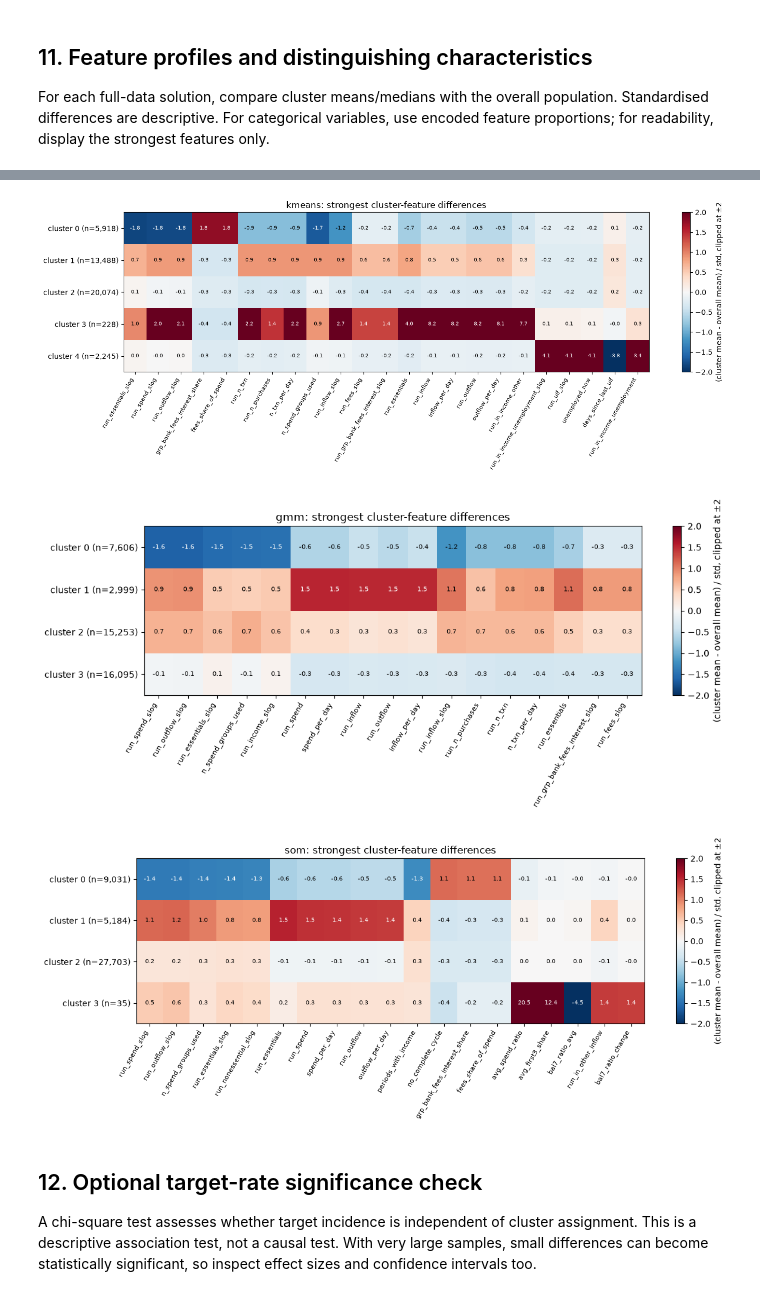
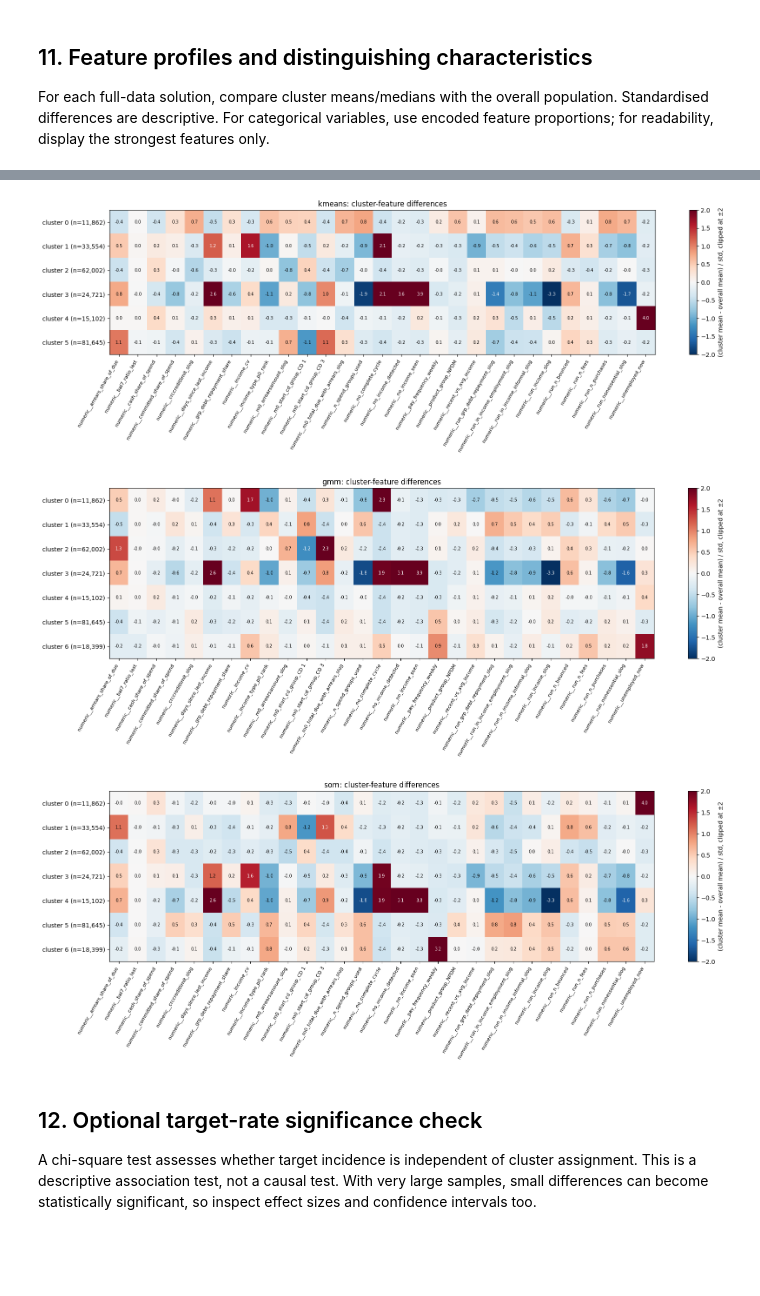
Before and after one commit to Trist4/MOR-assignment3, a Jupyter notebook: clustering_full_dataset.ipynb, the cells around one changed output, grey strips where cells are left out. Cells and saved outputs as stored; diff of their text form; code cells hidden in the pictures; blank space fills up the shorter version.

Commit message:
Full dataset information and plots

```diff
--- a/clustering_full_dataset.ipynb
+++ b/clustering_full_dataset.ipynb
@@ -233,7 +273,7 @@ def bootstrap_rate_intervals(labels, target, repeats=BOOTSTRAP_REPEATS, seed=RAN
 # Candidate k values adapt to the number of observations.
 n = len(X)
 k_max = min(15, max(5, int(np.sqrt(n / 2))))
-k_values = range(5, k_max + 1)
+k_values = [6]
 
 kmeans_rows = []
 kmeans_models = {}
@@ -286,7 +316,7 @@ if n > GMM_TUNING_MAX_ROWS:
 else:
     gmm_idx = np.arange(n)
 X_gmm = X[gmm_idx]
-component_values = range(2, min(10, max(3, int(np.sqrt(len(X_gmm) / 2)))) + 1)
+component_values = range(5, min(7, max(3, int(np.sqrt(len(X_gmm) / 2)))) + 1)
 covariance_types = ["full", "tied", "diag", "spherical"]
 
 for covariance_type in covariance_types:
@@ -348,10 +375,10 @@ else:
 X_agg = X[agg_idx]
 agg_rows = []
 agg_models = {}
-agg_k_max = min(15, max(5, int(np.sqrt(len(X_agg) / 2))))
+agg_k_max = min(10, max(5, int(np.sqrt(len(X_agg) / 2))))
 
 for linkage in ["ward", "average", "complete"]:
-    for k in range(5, agg_k_max + 1):
+    for k in range(5, 7):
         try:
             model = AgglomerativeClustering(n_clusters=k, linkage=linkage)
             labels = model.fit_predict(X_agg)
@@ -424,7 +439,7 @@ som_map_shapes = [(side, side) for side in map_sides[:2]]
 som_sigmas = [max(0.8, side / 4) for side in map_sides]
 som_learning_rates = [0.2, 0.5]
 som_epochs = [20, 50]
-som_cluster_counts = sorted(set([4, 5, 6, 8, 10, 12, 15]))
+som_cluster_counts = sorted(set([4, 5, 6, 7]))
 som_cluster_counts = [k for k in som_cluster_counts if k < n]
 
 # Use a deterministic subset for SOM hyperparameter search if n is very large.
@@ -951,44 +934,59 @@ som: strongest cluster-feature differences
 # %%
 import re
 CLIP = 2.0            # colour scale limit, in standard deviations
-TOP_PER_CLUSTER = 5   # features picked per cluster, so every cluster gets columns
+TOP_PER_CLUSTER = 8   # features picked per cluster, so every cluster gets columns
 
 for method, labels in profile_methods.items():
-    prof = feature_profile(X, labels)
+    prof = feature_profile(X, np.asarray(labels))
     overall = pd.Series(X.mean(axis=0), index=feature_names)
     sd = pd.Series(X.std(axis=0), index=feature_names).replace(0, np.nan)
-    differences = ((prof - overall) / sd).fillna(0)
-    differences.columns = [re.sub(r"^(numeric|remainder|cat)__", "", c) for c in differences.columns]
-    sizes = pd.Series(np.asarray(labels)).value_counts()
 
-    # top features of EACH cluster, then combined (ordered by the cluster they belong to)
-    top = []
-    for c in differences.index:
-        for f in differences.loc[c].abs().sort_values(ascending=False).index:
-            if f not in top:
-                top.append(f)
-            if sum(differences.loc[c, t] != 0 and abs(differences.loc[c, t]) >= abs(differences.loc[c, f]) for t in top) >= TOP_PER_CLUSTER:
-                break
-    M = differences[top]
+    differences = (prof - overall) / sd
 
-    fig, ax = plt.subplots(figsize=(max(7, 0.5 * len(top) + 3), 0.6 * len(M) + 2.5))
-    im = ax.imshow(M.clip(-CLIP, CLIP).to_numpy(), cmap="RdBu_r", vmin=-CLIP, vmax=CLIP, aspect="auto")
-    ax.set_xticks(range(len(top))); ax.set_xticklabels(top, rotation=60, ha="right", fontsize=8)
-    ax.set_yticks(range(len(M))); ax.set_yticklabels([f"cluster {c} (n={sizes[c]:,})" for c in M.index])
+    # Include every feature
+    M = differences
+    all_features = M.columns.tolist()
+
+    fig, ax = plt.subplots(
+        figsize=(max(7, 0.5 * len(all_features) + 3), 0.6 * len(M) + 2.5)
+    )
+
+    im = ax.imshow(
+        M.clip(-CLIP, CLIP).to_numpy(),
+        cmap="RdBu_r",
+        vmin=-CLIP,
+        vmax=CLIP,
+        aspect="auto"
+    )
+
+    ax.set_xticks(range(len(all_features)))
+    ax.set_xticklabels(all_features, rotation=60, ha="right", fontsize=8)
+
+    ax.set_yticks(range(len(M)))
+    ax.set_yticklabels([f"cluster {c} (n={sizes[c]:,})" for c in M.index])
+
     for i in range(M.shape[0]):
         for j in range(M.shape[1]):
             v = M.iat[i, j]
             if abs(v) >= 0.0:
-                ax.text(j, i, f"{v:.1f}", ha="center", va="center", fontsize=7,
-                        color="white" if abs(v) > 1.2 else "black")
-    fig.colorbar(im, ax=ax, label=f"(cluster mean - overall mean) / std, clipped at ±{CLIP:g}")
-    ax.set_title(f"{method}: strongest cluster-feature differences")
+                ax.text(
+                    j, i, f"{v:.1f}",
+                    ha="center", va="center", fontsize=7,
+                    color="white" if abs(v) > 1.2 else "black"
+                )
+
+    fig.colorbar(
+        im, ax=ax,
+        label=f"(cluster mean - overall mean) / std, clipped at ±{CLIP:g}"
+    )
+
+    ax.set_title(f"{method}: cluster-feature differences")
     fig.tight_layout()
     plt.show()
 # %% [output]
-[figure, old version]
+[figure, new version]
-[figure, old version]
+[figure, new version]
-[figure, old version]
+[figure, new version]
 # %%
 # Saving those differences
 all_rows = []
```
Also changed, not shown: parts of 21 cells of this notebook, 14 other files.
